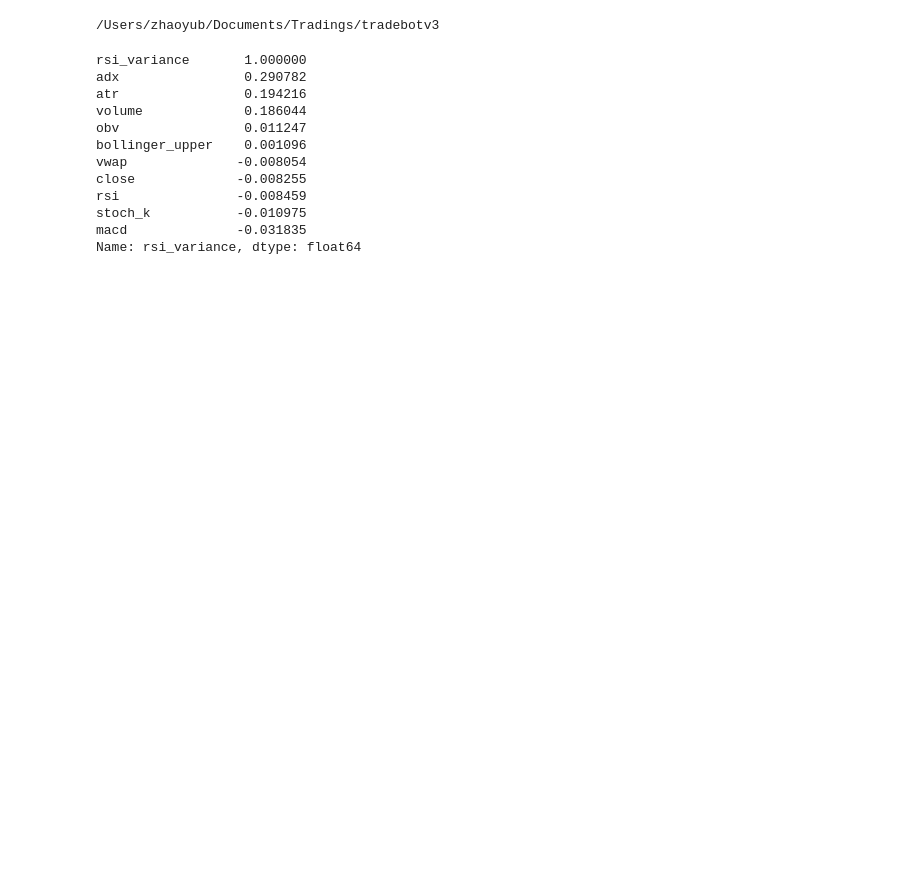
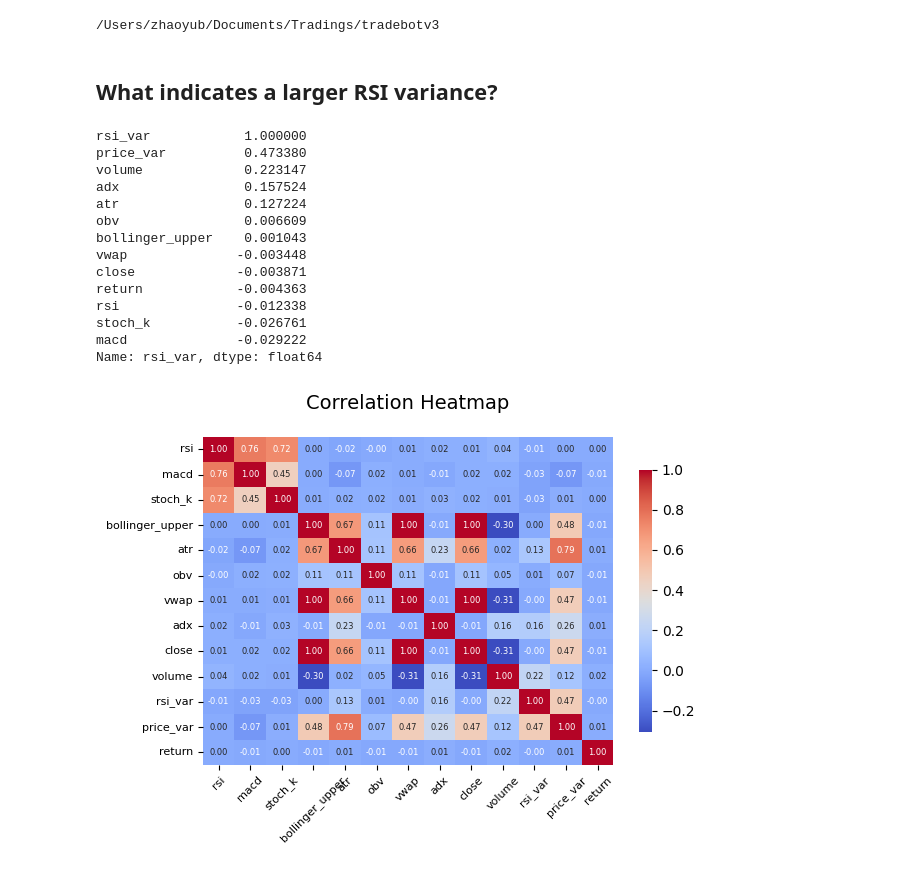
Before and after one commit to ZBaiY/tradebotv3, a Jupyter notebook: notebooks/indicators_test.ipynb, the cells around one changed output. Saved outputs shown, nothing was run; the diff lists cells and outputs as text; code cells hidden in the pictures; blank space fills up the shorter version.

```diff
--- a/notebooks/indicators_test.ipynb
+++ b/notebooks/indicators_test.ipynb
@@ -22,25 +22,45 @@ BTC_indicator = SingleSymbolFeatureExtractor('BTCUSDT', datahandler)
 BTC_indicator.load_full_range()
 indicators = BTC_indicator.indicators[['rsi', 'macd', 'stoch_k', 'bollinger_upper', 'atr', 'obv', 'vwap', 'adx']]
 indicators = pd.concat([indicators,datahandler.cleaned_data[['close', 'volume']]],axis= 1)
-# %%
-indicators['rsi_variance'] = indicators['rsi'].rolling(20).std().bfill().ffill()
+# %% [markdown]
+## What indicates a larger RSI variance?
+# %%
+indicators['rsi_var'] = indicators['rsi'].rolling(10).std().bfill().ffill()
+indicators['price_var'] = indicators['close'].rolling(10).std().bfill().ffill()
+indicators['return'] = indicators['close'].pct_change().shift(-1).bfill().ffill()
+# indicators['return_var'] = indicators['return'].rolling(10).std().bfill().ffill()
 # %%
 from sklearn.preprocessing import MinMaxScaler, StandardScaler
 scaler = MinMaxScaler()
 indicators_scaled = pd.DataFrame(scaler.fit_transform(indicators), columns=indicators.columns)
 # %%
 correlation_matrix = indicators_scaled.corr()
-correlation_matrix['rsi_variance'].sort_values(ascending=False)
+correlation_matrix['rsi_var'].sort_values(ascending=False)
 # %% [output]
-rsi_variance       1.000000
-adx                0.290782
-atr                0.194216
-volume             0.186044
-obv                0.011247
-bollinger_upper    0.001096
-vwap              -0.008054
-close             -0.008255
-rsi               -0.008459
-stoch_k           -0.010975
-macd              -0.031835
-Name: rsi_variance, dtype: float64
+rsi_var            1.000000
+price_var          0.473380
+volume             0.223147
+adx                0.157524
+atr                0.127224
+obv                0.006609
+bollinger_upper    0.001043
+vwap              -0.003448
+close             -0.003871
+return            -0.004363
+rsi               -0.012338
+stoch_k           -0.026761
+macd              -0.029222
+Name: rsi_var, dtype: float64
+# %%
+import matplotlib.pyplot as plt
+import seaborn as sns
+
+ax = sns.heatmap(correlation_matrix, annot=True, cmap='coolwarm', fmt=".2f", cbar_kws={"shrink": 0.8, "aspect": 20}, annot_kws={"size": 6})
+plt.title("Correlation Heatmap", fontsize=14, pad=20)
+ax.set_xticklabels(ax.get_xticklabels(), fontsize=8)
+ax.set_yticklabels(ax.get_yticklabels(), fontsize=8)
+plt.xticks(rotation=45)
+plt.tight_layout()
+plt.show()
+# %% [output]
+[figure, added]
```
Also changed, not shown: 5 other files.
